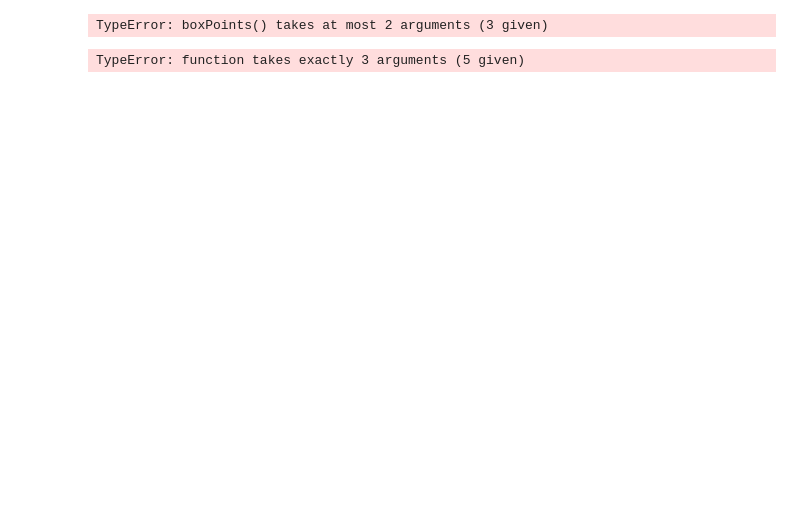
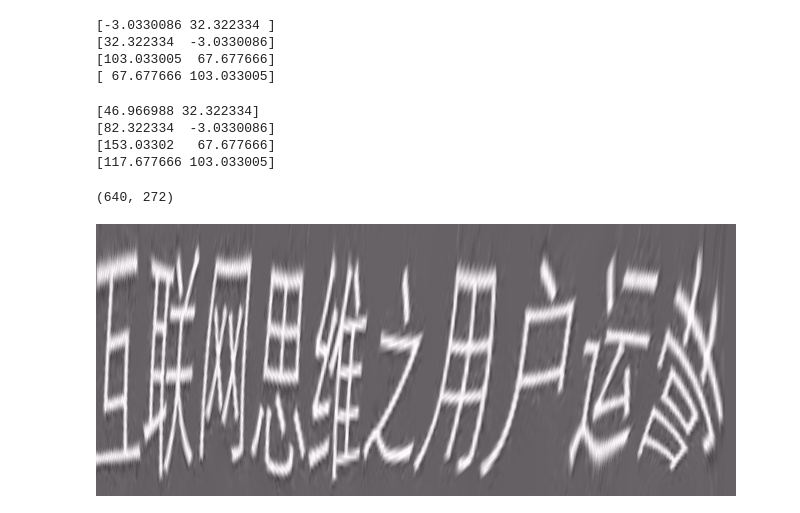
Before and after one commit to werwolves/learning_pytorch, a Jupyter notebook: opencv-练习/求矩形旋转后的坐标.ipynb, the cells around one changed output. Cells and saved outputs as stored; diff of their text form; code cells hidden in the pictures; blank space fills up the shorter version.

```diff
--- a/opencv-练习/求矩形旋转后的坐标.ipynb
+++ b/opencv-练习/求矩形旋转后的坐标.ipynb
@@ -8,19 +8,24 @@ width, height = 100, 50  # 矩形大小（宽，高）
 x, y = 50, 50  # 矩形中心点坐标（x，y）
 
 # 计算旋转矩形的四个角点坐标
-points = cv2.boxPoints(angle, (width, height), (x, y))
+# points = cv2.boxPoints(angle, (width, height), (x, y))
+points = cv2.boxPoints(((x, y),(width, height), angle))   # # (中心点坐标, (宽度, 高度), 旋转角度)
+
 
 # 打印角点坐标
 for point in points:
     print(point)
 # %% [output]
-TypeError: boxPoints() takes at most 2 arguments (3 given)
+[-3.0330086 32.322334 ]
+[32.322334  -3.0330086]
+[103.033005  67.677666]
+[ 67.677666 103.033005]
 # %%
 import cv2
 import numpy as np
 
 # 创建一个旋转矩形对象
-rect = (100, 50, 100, 50, 45)  # (x, y, width, height, angle)
+rect = ((100, 50), (100, 50), 45)  # (x, y, width, height, angle)
 
 # 获取旋转矩形的四个角点坐标
 points = cv2.boxPoints(rect)
@@ -29,4 +34,7 @@ points = cv2.boxPoints(rect)
 for point in points:
     print(point)
 # %% [output]
-TypeError: function takes exactly 3 arguments (5 given)
+[46.966988 32.322334]
+[82.322334  -3.0330086]
+[153.03302   67.677666]
+[117.677666 103.033005]
@@ -32,0 +43,8 @@ TypeError: function takes exactly 3 arguments (5 given)
+# %%
+img_path = './res_tps_img.jpeg'
+pil_img = Image.open(img_path)
+print(pil_img.size)
+pil_img
+# %% [output]
+(640, 272)
+[figure, added]
```
Also changed, not shown: parts of 3 cells of this notebook, 2 other files.
